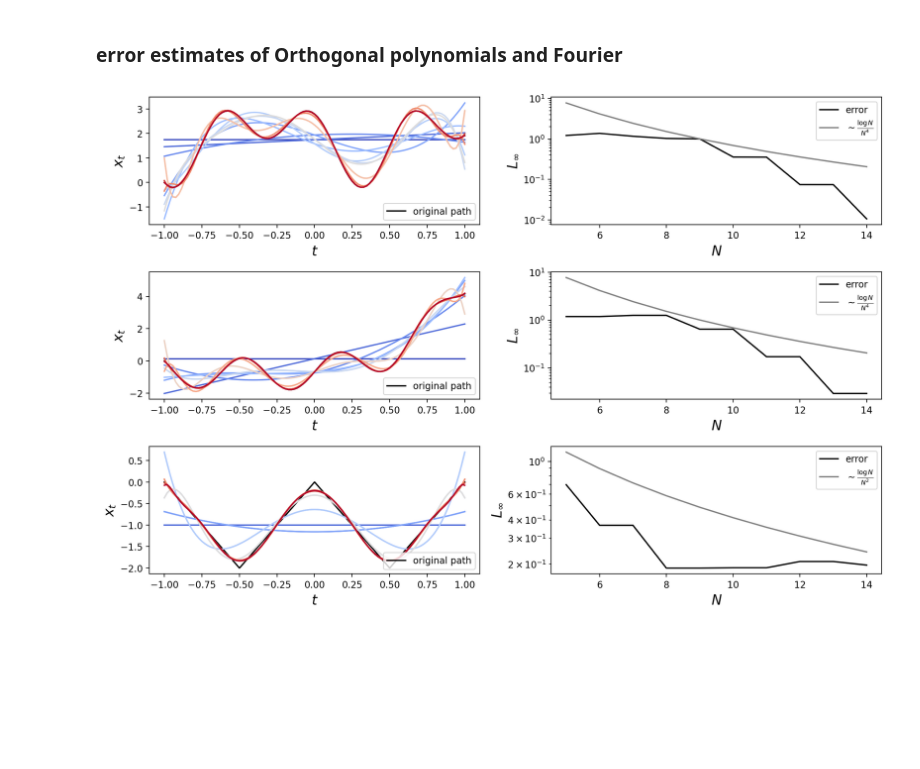
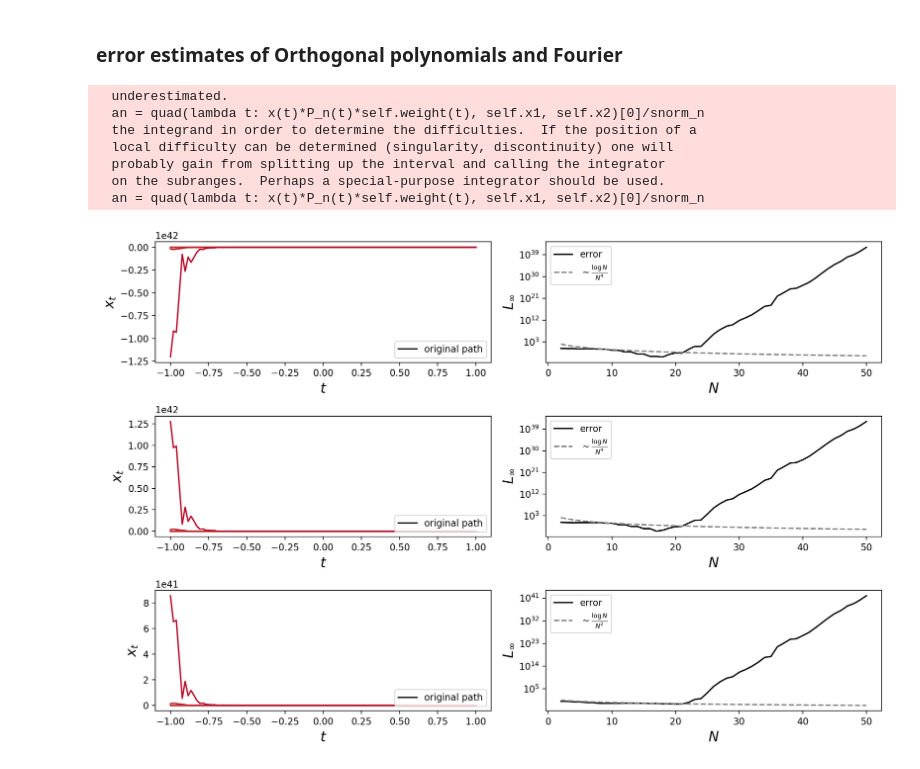
Before and after one commit to Zhuoyue-Huang/M3R-signature-inversion, a Jupyter notebook: fig4report.ipynb, the cells around one changed output. Cells and saved outputs as stored; diff of their text form; code cells hidden in the pictures; blank space fills up the shorter version.

```diff
--- a/fig4report.ipynb
+++ b/fig4report.ipynb
@@ -66,21 +66,15 @@ plt.savefig('orthopoly.pdf')
 # %% [markdown]
 ### error estimates of Orthogonal polynomials and Fourier
 # %%
-N=15
+N=51
 length = 105
 t_grid = np.linspace(-1, 1, length)
-def x1_(t):
-    return np.cos(10*t) - np.sin(5*t)
 def x1(t):
-    return x1_(t) - x1_(-1)
-def x2_(t):
-    return np.sin(10*t) + np.exp(2*t) - t #np.where(t % 1 < 0.5, 1, -1)
+    return np.cos(10*t) - np.sin(2*np.pi*t)
 def x2(t):
-    return x2_(t) - x2_(-1)
-def x3_(t):
+    return np.sin(10*t) + np.exp(2*t) - t
+def x3(t):
     return 2 * np.abs(2 * (t % 1) - 1) - 1
-def x3(t):
-    return x3_(t) - x3_(-1)
 
 cmap = plt.get_cmap('coolwarm')
 colors = cmap(np.linspace(0, 1, N))
@@ -99,7 +93,7 @@ plt.legend(loc='lower right')
 
 plt.subplot(3, 2, 2)
 plt.plot(n_arr, [np.max(np.abs(poly.ploy2path(x1, n, t_grid)-x1(t_grid))) for n in n_arr], color='black', label='error')
-plt.plot(n_arr, 3000*np.log(n_arr)/n_arr**4, color='grey', label=r'$\sim\frac{\log N}{N^4}$')
+plt.plot(n_arr, 3000*np.log(n_arr)/n_arr**4, color='grey', label=r'$\sim\frac{\log N}{N^4}$', linestyle='--')
 plt.yscale('log')
 plt.xlabel(r'$N$', fontsize=15)
 plt.ylabel(r'$L_{\infty}$', fontsize=15)
@@ -110,34 +104,41 @@ plt.plot(t_grid, x2(t_grid), color='black', label='original path')
 for n in tqdm(range(N)):
     plt.plot(t_grid, poly.ploy2path(x2, n, t_grid), color=colors[n])
 plt.xlabel(r'$t$', fontsize=15)
 plt.ylabel(r'$x_t$', fontsize=15)
 plt.legend(loc='lower right')
 
 plt.subplot(3, 2, 4)
 plt.plot(n_arr, [np.max(np.abs(poly.ploy2path(x2, n, t_grid)-x2(t_grid))) for n in n_arr], color='black', label='error')
-plt.plot(n_arr, 3000*np.log(n_arr)/n_arr**4, color='grey', label=r'$\sim\frac{\log N}{N^4}$')
+plt.plot(n_arr, 3000*np.log(n_arr)/n_arr**4, color='grey', label=r'$\sim\frac{\log N}{N^4}$', linestyle='--')
 plt.yscale('log')
 plt.xlabel(r'$N$', fontsize=15)
 plt.ylabel(r'$L_{\infty}$', fontsize=15)
 plt.legend()
 
 plt.subplot(3, 2, 5)
 plt.plot(t_grid, x3(t_grid), color='black', label='original path')
 for n in tqdm(range(N)):
     plt.plot(t_grid, poly.ploy2path(x3, n, t_grid), color=colors[n])
 plt.xlabel(r'$t$', fontsize=15)
 plt.ylabel(r'$x_t$', fontsize=15)
 plt.legend(loc='lower right')
 
 plt.subplot(3, 2, 6)
 plt.plot(n_arr, [np.max(np.abs(poly.ploy2path(x3, n, t_grid)-x3(t_grid))) for n in n_arr], color='black', label='error')
-plt.plot(n_arr, 18*np.log(n_arr)/n_arr**2, color='grey', label=r'$\sim\frac{\log N}{N^2}$')
+plt.plot(n_arr, 18*np.log(n_arr)/n_arr**2, color='grey', label=r'$\sim\frac{\log N}{N^2}$', linestyle='--')
 plt.yscale('log')
 plt.xlabel(r'$N$', fontsize=15)
 plt.ylabel(r'$L_{\infty}$', fontsize=15)
 plt.legend()
 plt.tight_layout()
-plt.savefig('orthopoly_convergence.pdf')
+# plt.savefig('orthopoly_convergence.pdf')
 plt.show()
 # %% [output]
+  underestimated.
+  an = quad(lambda t: x(t)*P_n(t)*self.weight(t), self.x1, self.x2)[0]/snorm_n
+  the integrand in order to determine the difficulties.  If the position of a
+  local difficulty can be determined (singularity, discontinuity) one will
+  probably gain from splitting up the interval and calling the integrator
+  on the subranges.  Perhaps a special-purpose integrator should be used.
+  an = quad(lambda t: x(t)*P_n(t)*self.weight(t), self.x1, self.x2)[0]/snorm_n
-[figure, old version]
+[figure, new version]
```
Also changed, not shown: parts of 3 cells of this notebook, 3 other files.
